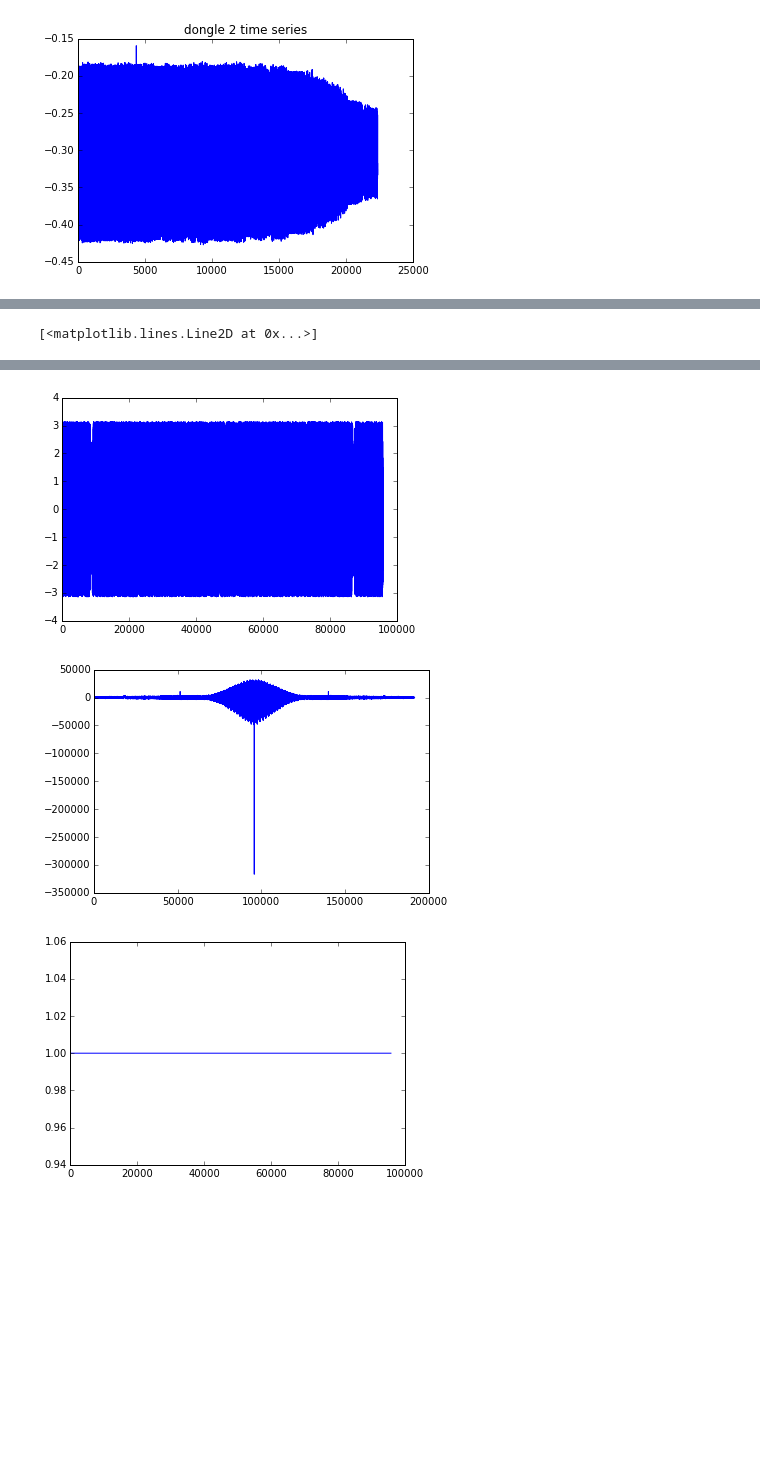
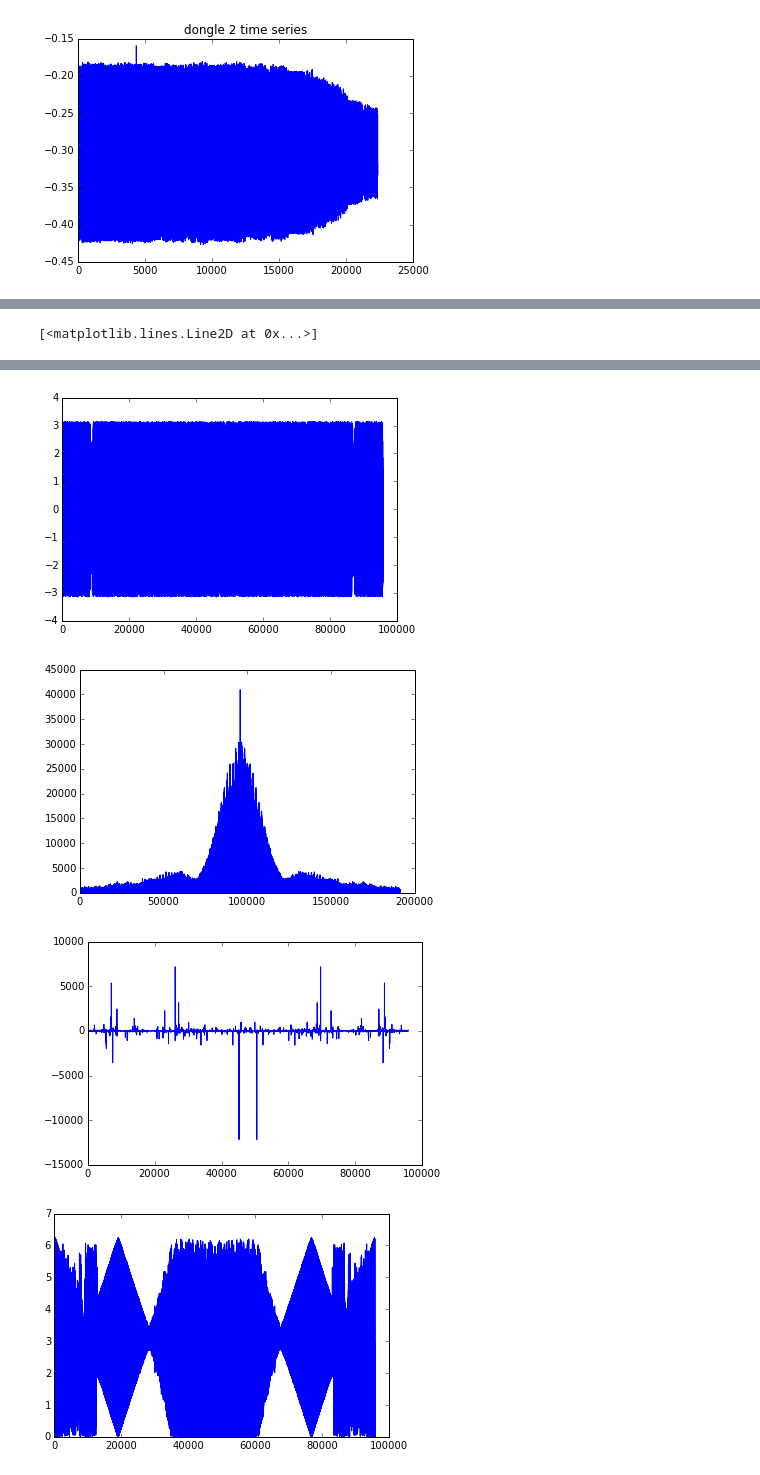
Before and after one commit to auroracramer/phasedarraylocalization, a Jupyter notebook: Lucine_Testing_SDR_Sampling.ipynb, the cells around one changed output, grey strips where cells are left out. Drawn from its saved outputs; the diff is of its cells as text; code cells hidden in the pictures; blank space fills up the shorter version.

```diff
--- a/Lucine_Testing_SDR_Sampling.ipynb
+++ b/Lucine_Testing_SDR_Sampling.ipynb
@@ -371,5 +381,6 @@ Done
 # %%
-samples = np.load('LO_test_04.npy')
+samples = np.load('LO_test_09_key.npy')
 y0 = samples[0]
 y1 = samples[1]
+print len(samples)
 # y2 = samples[2]
@@ -376,7 +389,7 @@ y1 = samples[1]
 # %%
 m = 512
-fs = 240000
-fc = 443.61e6
+fs = 3.2e6 #1e6 #3.2e6 #240000
+fc = 315e6 #144.25e6 #443.61e6
 
 myspectrogram_hann_ovlp(y0, m, fs, fc, dbf = 60)
 plt.title('Received chirp first signal')
@@ -556,24 +637,28 @@ plt.title('dongle 2 time series')
 # %%
 figure()
 plt.plot(np.angle(np.fft.fft(down_x0)))
 figure()
 plt.plot(np.angle(np.fft.fft(down_x1)))
 
 
 ph0 = (np.angle(np.fft.fft(down_x0)))
-ph1 = (np.angle(np.fft.fft(down_x0)))
+ph1 = (np.angle(np.fft.fft(down_x1)))
 
 figure()
-plt.plot(signal.fftconvolve(ph0, ph1))
+plt.plot(abs(signal.fftconvolve(ph0, ph1[::-1])))
 
 figure()
 plt.plot(ph0/ph1)
+
+figure()
+plt.plot(abs(ph0-ph1))
 # %% [output]
 [<matplotlib.lines.Line2D at 0x...>]
 [figure]
 [figure]
-[figure, old version]
+[figure, new version]
-[figure, old version]
+[figure, new version]
+[figure, added]
 # %%
 m = 512
 fs = sample_rate
```
Also changed, not shown: parts of 14 cells of this notebook, 1 other file.
